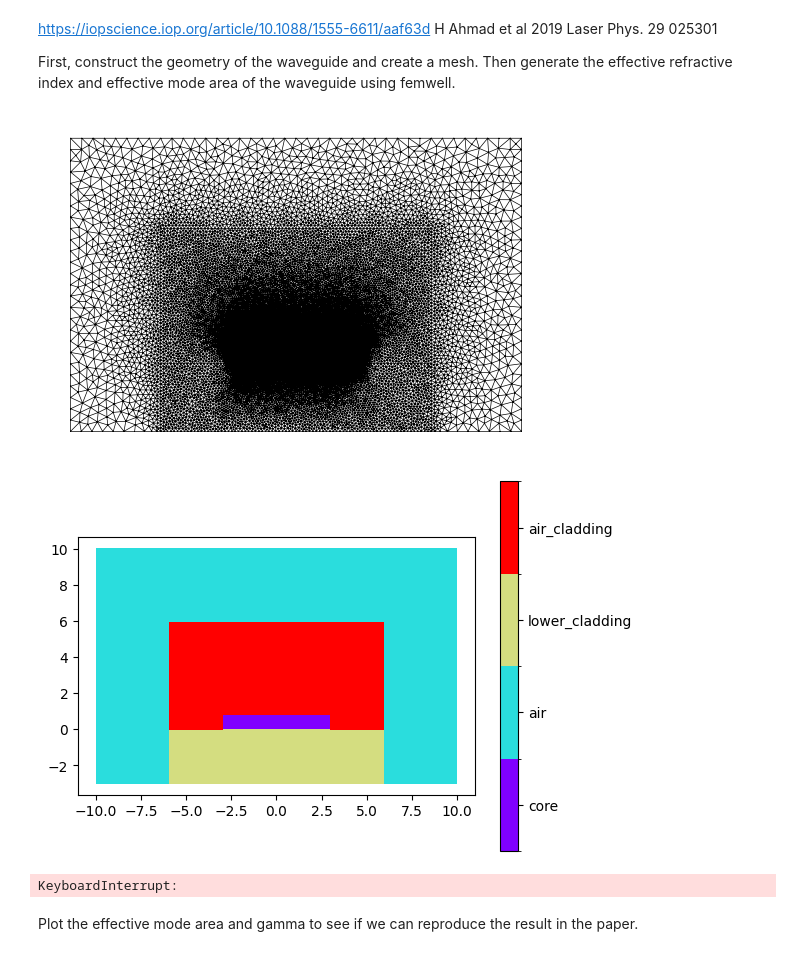
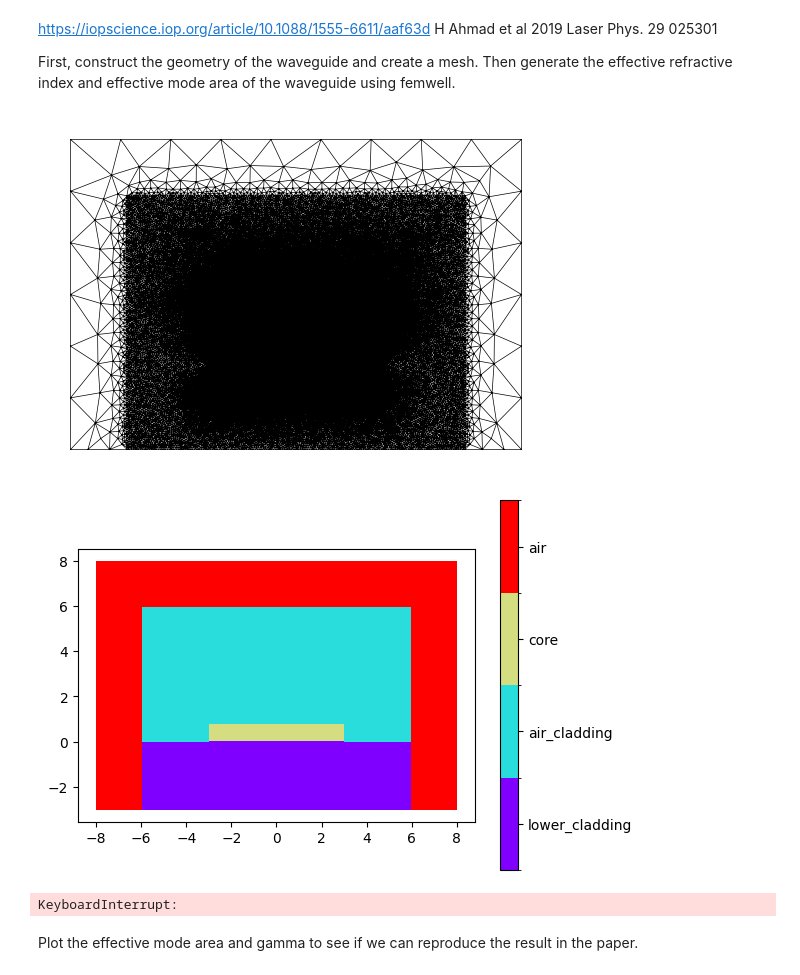
Before and after one commit to elizaleung830/SC-generation-stimulation, a Jupyter notebook: SCG_Stimulation/Benchmark/SCG stimulation/H_Ahmand_et_al/code/Fig5d.ipynb, the cells around one changed output. Drawn from its saved outputs; the diff is of its cells as text; code cells hidden in the pictures.

```diff
--- a/SCG_Stimulation/Benchmark/SCG stimulation/H_Ahmand_et_al/code/Fig5d.ipynb
+++ b/SCG_Stimulation/Benchmark/SCG stimulation/H_Ahmand_et_al/code/Fig5d.ipynb
@@ -24,41 +29,46 @@ height = 0.8  # um
 thickness = 0.8  # um
 
 n2 = 2.5e-19  # m^2/W n2 is the nonlinear refractive index at the center
 Alpha = 0.7  # loss (dB/cm)
 
 wavelength_range = [207, 5500]
 wavelegnth_step = 75  #  steps
 
 n_core = n_Si3N4
 n_lower_cladding = n_MgF2
 n_air = n_Air
 
 # Construct waveguide geometry
 core = shapely.geometry.box(-width / 2, 0, +width / 2, height)
 lower_cladding = shapely.geometry.box(-6, -3, 6, 0)
 air_cladding = shapely.geometry.box(-6, 0, 6, 6)
-air = shapely.geometry.box(-10, -3, 10, 10)
-polygons = OrderedDict(core=core, lower_cladding=lower_cladding, air_cladding=air_cladding, air=air)
+air = shapely.geometry.box(-8, -3, 8, 8)
+polygons = OrderedDict(
+    core=core,
+    lower_cladding=lower_cladding,
+    air_cladding=air_cladding,
+    air= air
+)
 
 # Define material property and resolution of waveguide
-resolutions = dict(core={"resolution": 0.04, "distance": 0.2},
-                   air_cladding={"resolution": 0.15, "distance": 0.5},  #100nm, let it fall over 300nm
-                   lower_cladding={"resolution": 0.15, "distance": 0.5},
-                   air={"resolution": 0.5, "distance": 1})
+resolutions = dict(core={"resolution": 0.02, "distance": 0.1},
+                   air_cladding={"resolution": 0.08, "distance": 0.2},  # 100nm, let it fall over 300nm
+                   lower_cladding={"resolution": 0.08, "distance": 0.2})
+
 
 n_dict = {"core": n_core, "lower_cladding": n_lower_cladding, "air_cladding": n_air, "air": n_air}
 
 # Calculate dispersion and gamma
 aeff_list, neff_list, wls = get_neff_and_aeff(polygons, n_dict, wavelength_range, wavelegnth_step, resolutions)
 
 ##plot data
 np.savez(f"data_h_{height}_w_{width}_1", wls=wls, aeff_list=aeff_list, neff_list=neff_list)
 
 print(aeff_list)
 print(wls)
 # %% [output]
-[figure, old version]
+[figure, new version]
-[figure, old version]
+[figure, new version]
 KeyboardInterrupt:
 # %% [markdown]
 Plot the effective mode area and gamma to see if we can reproduce the result in the paper.
```
Also changed, not shown: parts of 4 cells of this notebook, 2 other files.
